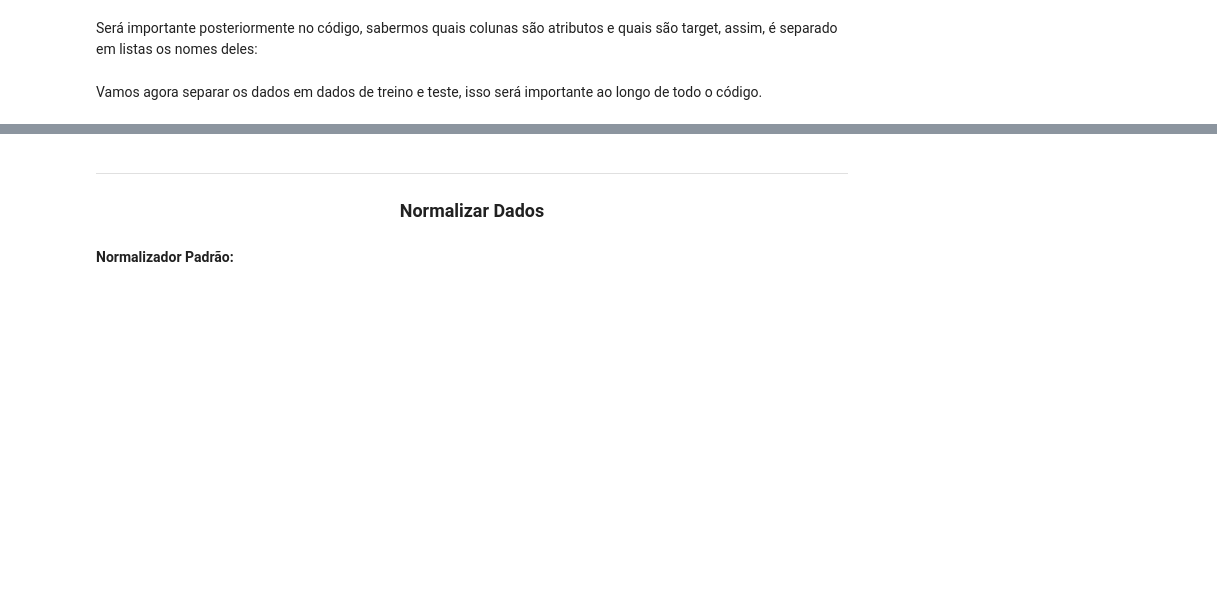
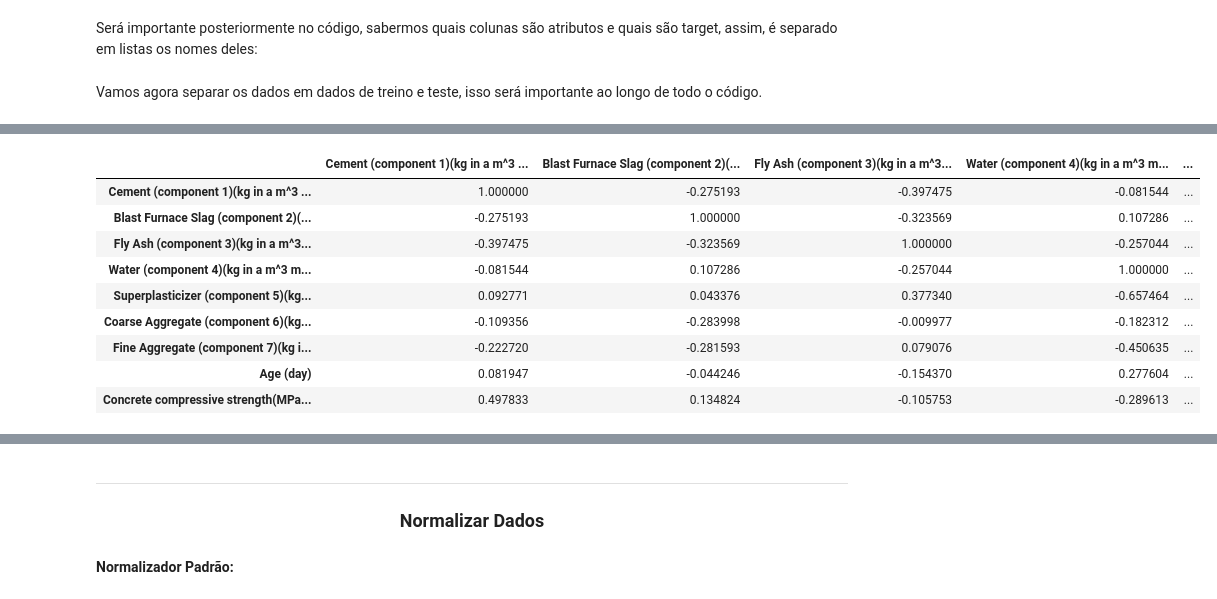
Before and after one commit to empipo/Projeto_aprendizado_de_maquina, a Jupyter notebook: Trabalho_projeto_final.ipynb, the cells around one changed output, grey strips where cells are left out. Drawn from its saved outputs; the diff is of its cells as text; code cells hidden in the pictures; blank space fills up the shorter version.

```diff
--- a/Trabalho_projeto_final.ipynb
+++ b/Trabalho_projeto_final.ipynb
@@ -91,0 +107,17 @@ Y_teste = df_teste.reindex(TARGET, axis=1).values.ravel()
+# %%
+Dados_Correlacao = df.reindex(ATRIBUTOS + TARGET, axis=1)
+
+matriz_cov = Dados_Correlacao.corr()
+
+matriz_cov
+# %% [output]
+|  | Cement (component 1)(kg in a m^3 ... | Blast Furnace Slag (component 2)(... | Fly Ash (component 3)(kg in a m^3... | Water (component 4)(kg in a m^3 m... | ... |
+| Cement (component 1)(kg in a m^3 ... | 1.000000 | -0.275193 | -0.397475 | -0.081544 | ... |
+| Blast Furnace Slag (component 2)(... | -0.275193 | 1.000000 | -0.323569 | 0.107286 | ... |
+| Fly Ash (component 3)(kg in a m^3... | -0.397475 | -0.323569 | 1.000000 | -0.257044 | ... |
+| Water (component 4)(kg in a m^3 m... | -0.081544 | 0.107286 | -0.257044 | 1.000000 | ... |
+| Superplasticizer (component 5)(kg... | 0.092771 | 0.043376 | 0.377340 | -0.657464 | ... |
+| Coarse Aggregate (component 6)(kg... | -0.109356 | -0.283998 | -0.009977 | -0.182312 | ... |
+| Fine Aggregate (component 7)(kg i... | -0.222720 | -0.281593 | 0.079076 | -0.450635 | ... |
+| Age (day) | 0.081947 | -0.044246 | -0.154370 | 0.277604 | ... |
+| Concrete compressive strength(MPa... | 0.497833 | 0.134824 | -0.105753 | -0.289613 | ... |
```
Also changed, not shown: parts of 28 cells of this notebook, 2 other files.
